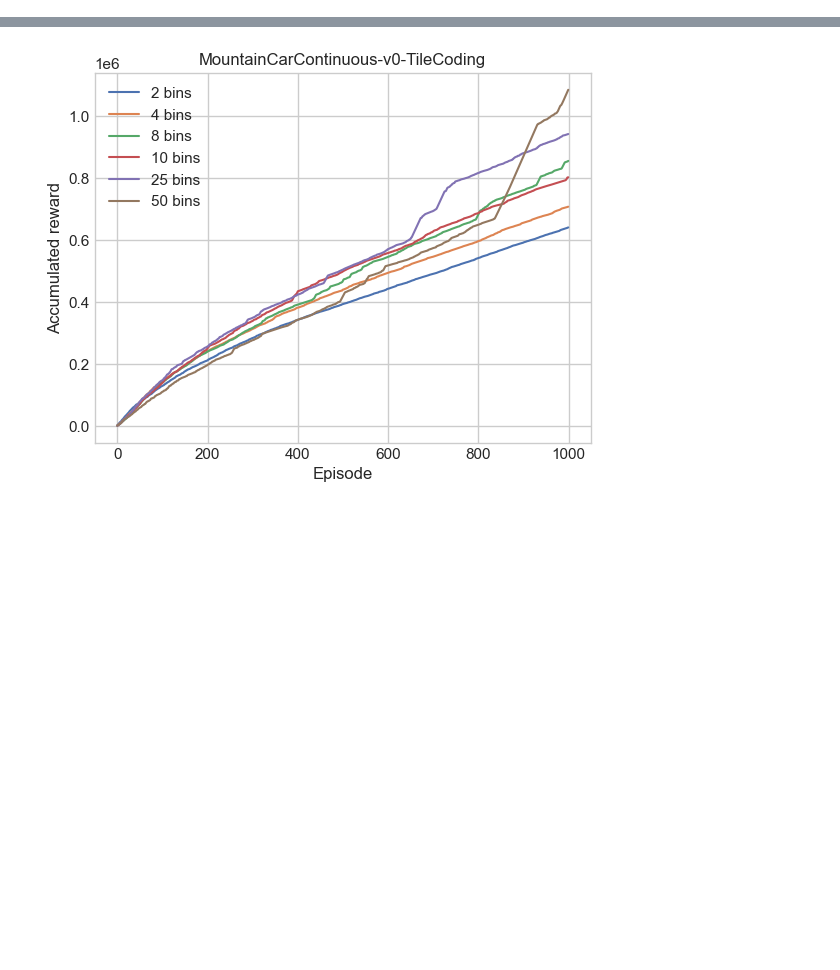
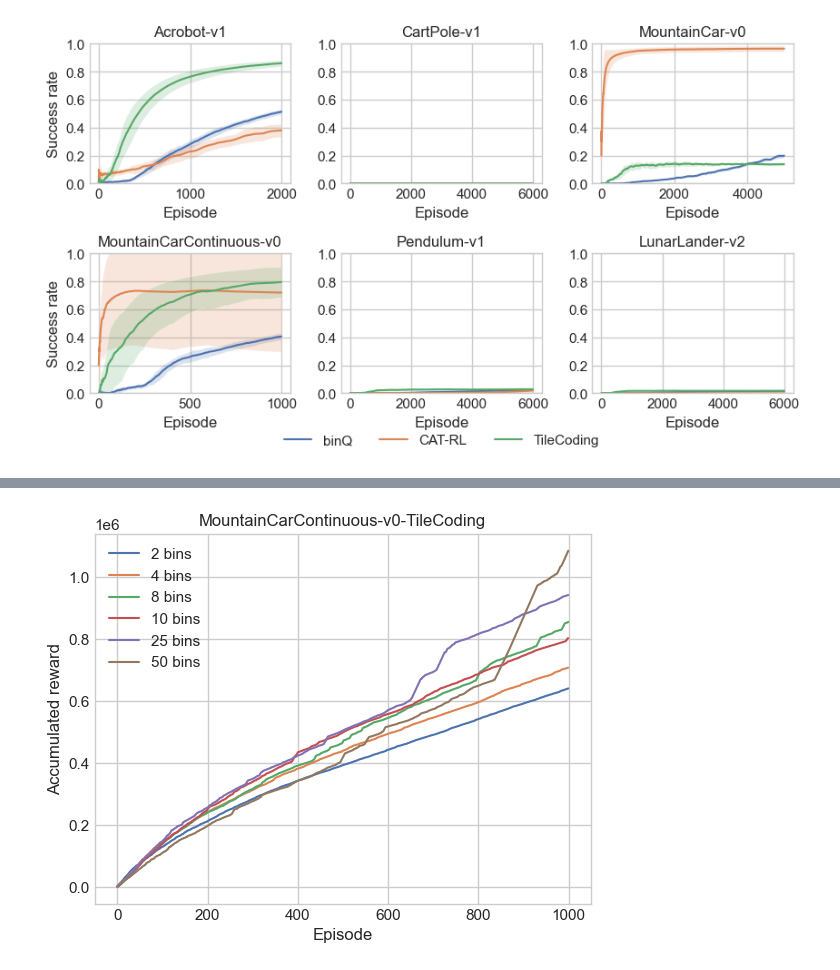
Before and after one commit to borchand/Bachelor-Project, a Jupyter notebook: plots.ipynb, the cells around one changed output, grey strips where cells are left out. Cells and saved outputs as stored; diff of their text form; code cells hidden in the pictures; blank space fills up the shorter version.

```diff
--- a/plots.ipynb
+++ b/plots.ipynb
@@ -9,0 +34,4 @@ plt.style.use('seaborn-whitegrid')
+# %%
+create_plot_grid(data, methods, envs, seeds, "success rate")
+# %% [output]
+[figure, added]
```
Also changed, not shown: parts of 18 cells of this notebook, 1 other file.
